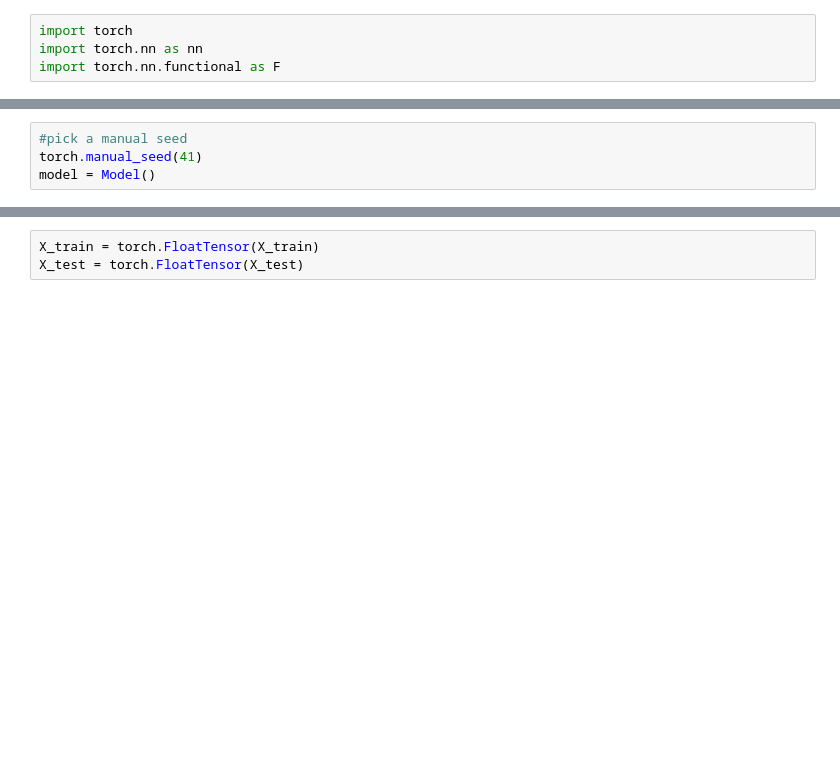
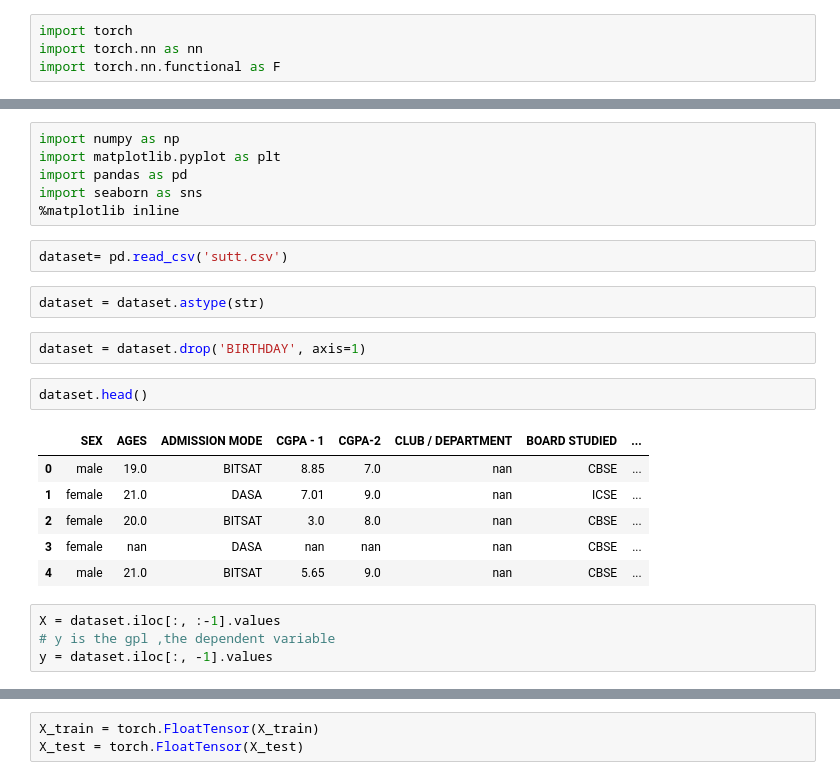
Before and after one commit to JaiVR/suttmltask_1, a Jupyter notebook: suttml_task1_nn.ipynb, the cells around one changed output, grey strips where cells are left out. Drawn from its saved outputs; the diff is of its cells as text; blank space fills up the shorter version.

```diff
--- a/suttml_task1_nn.ipynb
+++ b/suttml_task1_nn.ipynb
@@ -20,4 +7,25 @@ class Model(nn.Module):
-# %%
-#pick a manual seed
-torch.manual_seed(41)
-model = Model()
+# %%
+import numpy as np
+import matplotlib.pyplot as plt
+import pandas as pd
+import seaborn as sns
+%matplotlib inline
+# %%
+dataset= pd.read_csv('sutt.csv')
+# %%
+dataset = dataset.astype(str)
+# %%
+dataset = dataset.drop('BIRTHDAY', axis=1)
+# %%
+dataset.head()
+# %% [output]
+|  | SEX | AGES | ADMISSION MODE | CGPA - 1 | CGPA-2 | CLUB / DEPARTMENT | BOARD STUDIED | ... |
+| 0 | male | 19.0 | BITSAT | 8.85 | 7.0 | nan | CBSE | ... |
+| 1 | female | 21.0 | DASA | 7.01 | 9.0 | nan | ICSE | ... |
+| 2 | female | 20.0 | BITSAT | 3.0 | 8.0 | nan | CBSE | ... |
+| 3 | female | nan | DASA | nan | nan | nan | CBSE | ... |
+| 4 | male | 21.0 | BITSAT | 5.65 | 9.0 | nan | CBSE | ... |
+# %%
+X = dataset.iloc[:, :-1].values
+# y is the gpl ,the dependent variable
+y = dataset.iloc[:, -1].values
```
Also changed, not shown: parts of 18 cells of this notebook.
